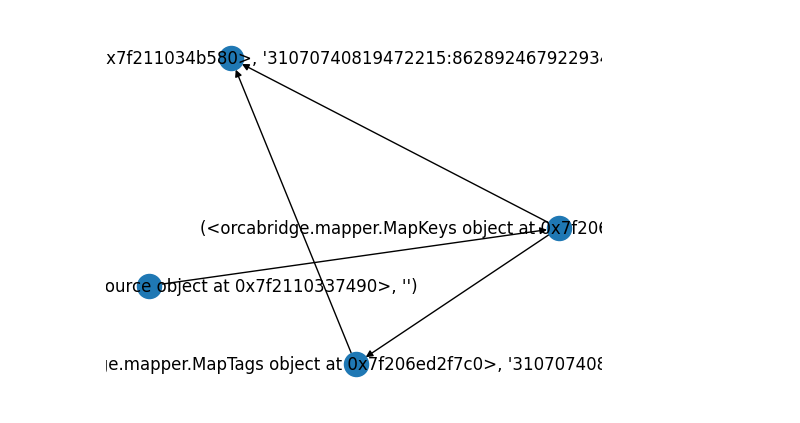
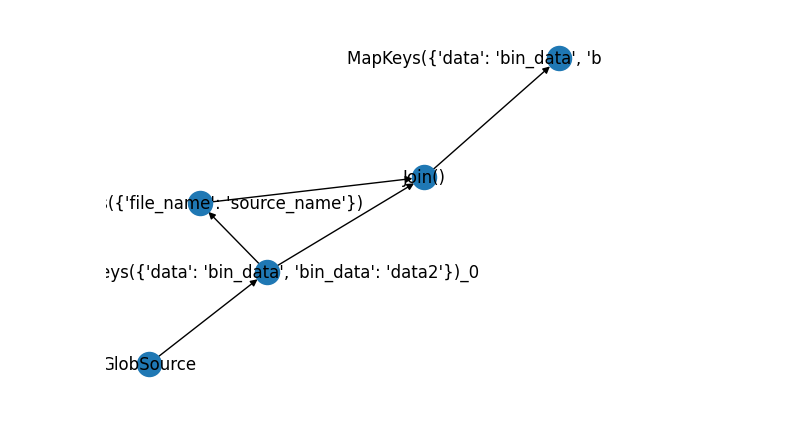
Before and after one commit to walkerlab/orcapod-python, a Jupyter notebook: orcabridge_datajoint.ipynb, the cells around one changed output. Drawn from its saved outputs; the diff is of its cells as text; code cells hidden in the pictures.

```diff
--- a/orcabridge_datajoint.ipynb
+++ b/orcabridge_datajoint.ipynb
@@ -54,2 +152,4 @@ for k, sources in tracker.operations.items():
+# %%
+labels = tracker.generate_namemap()
 # %%
 import matplotlib.pyplot as plt
@@ -56,5 +157,6 @@ import matplotlib.pyplot as plt
 # %%
 plt.subplot(111)
-nx.draw(G, with_labels=True)
+G = tracker.generate_graph()
+nx.draw(G, labels=labels)
 # %% [output]
-[figure, old version]
+[figure, new version]
```
Also changed, not shown: parts of 35 cells of this notebook, 1 other file.
